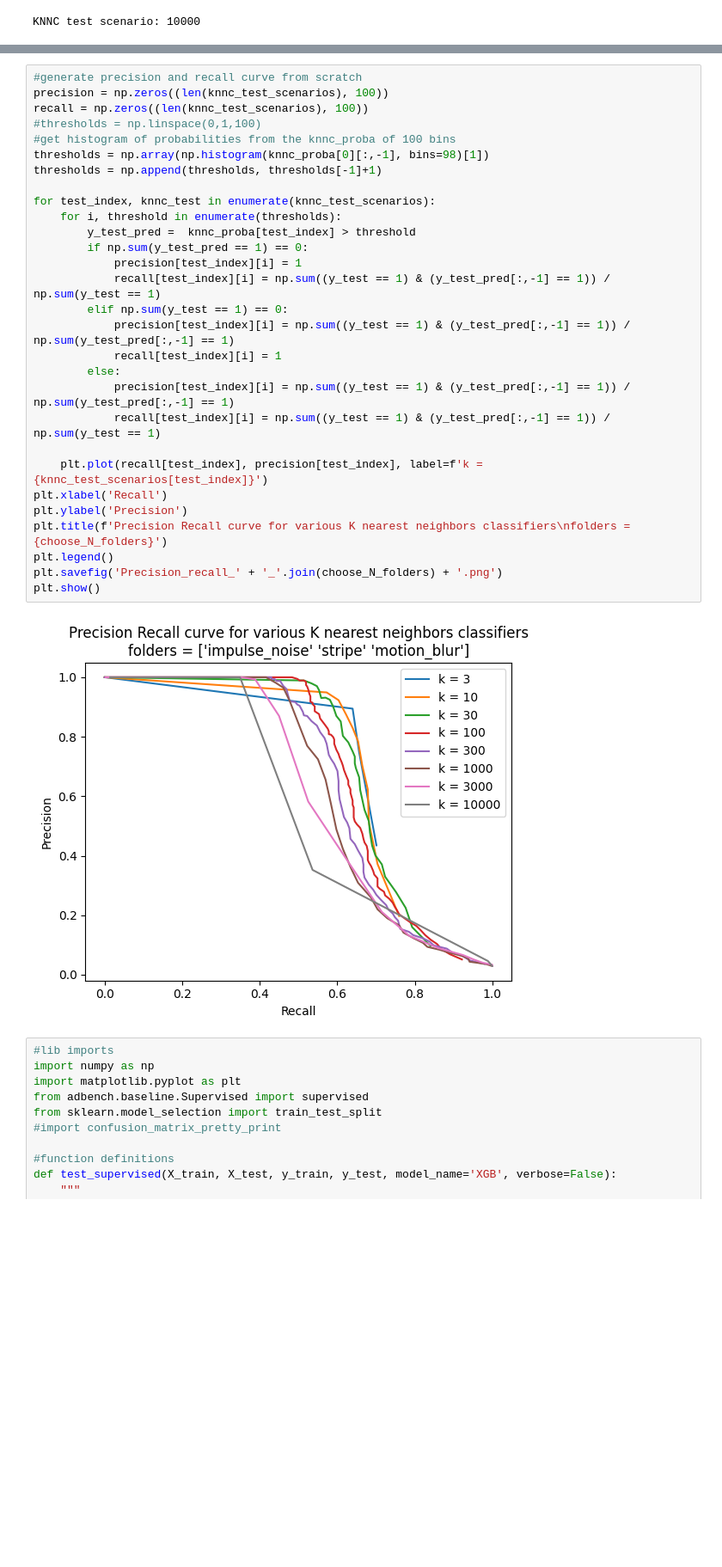
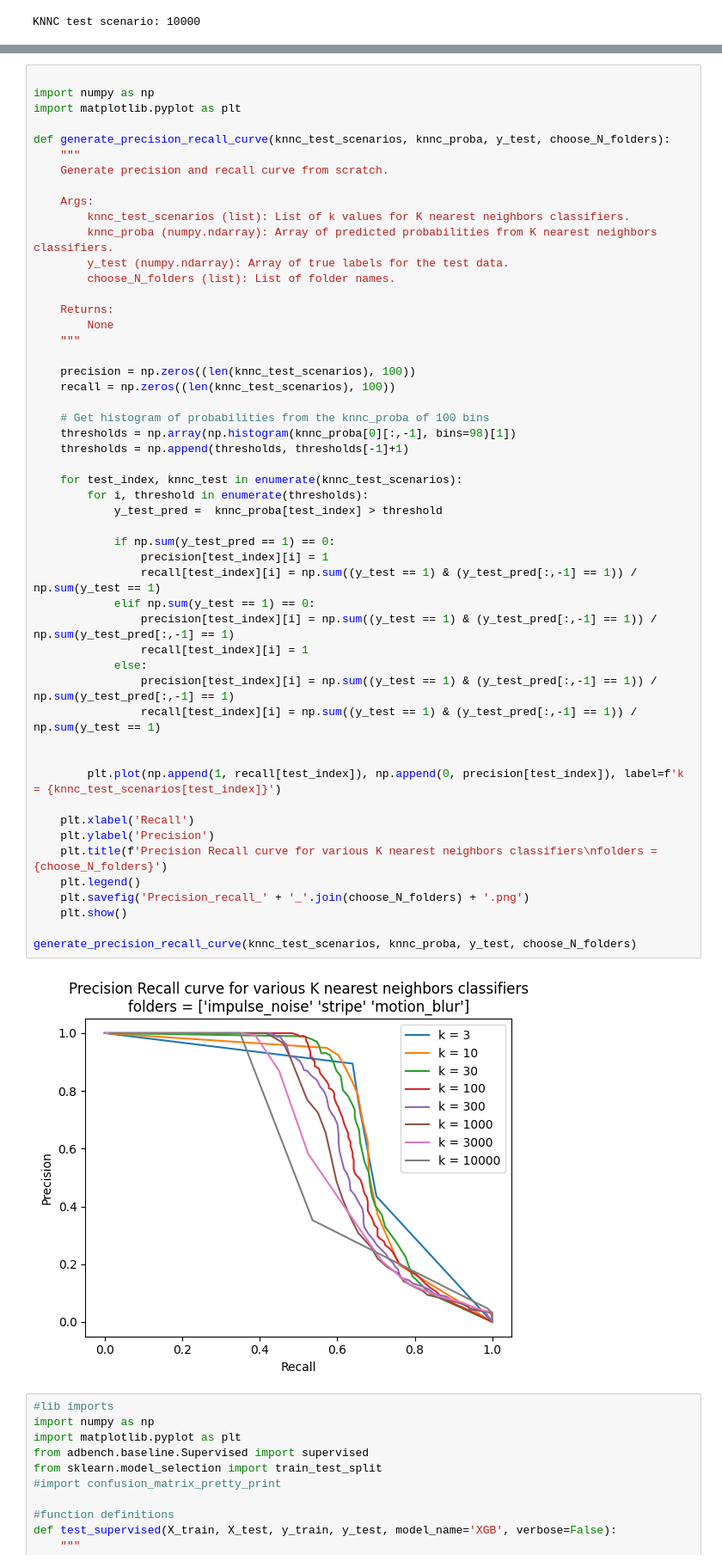
Before and after one commit to krisrjensen/csc730, a Jupyter notebook: assignment 6/csc730_assignment_6_KJ.ipynb, the cells around one changed output, grey strips where cells are left out. Shown at 86% size. Cells and saved outputs as stored; diff of their text form; blank space fills up the shorter version.

Commit message:
corrected curve generation

```diff
--- a/assignment 6/csc730_assignment_6_KJ.ipynb
+++ b/assignment 6/csc730_assignment_6_KJ.ipynb
@@ -289,34 +304,56 @@ plt.show()
 # %%
-#generate precision and recall curve from scratch
-precision = np.zeros((len(knnc_test_scenarios), 100))
-recall = np.zeros((len(knnc_test_scenarios), 100))
-#thresholds = np.linspace(0,1,100)
-#get histogram of probabilities from the knnc_proba of 100 bins
-thresholds = np.array(np.histogram(knnc_proba[0][:,-1], bins=98)[1])
-thresholds = np.append(thresholds, thresholds[-1]+1)
 
-for test_index, knnc_test in enumerate(knnc_test_scenarios):
-    for i, threshold in enumerate(thresholds):
-        y_test_pred =  knnc_proba[test_index] > threshold
-        if np.sum(y_test_pred == 1) == 0:
-            precision[test_index][i] = 1
-            recall[test_index][i] = np.sum((y_test == 1) & (y_test_pred[:,-1] == 1)) / np.sum(y_test == 1)
-        elif np.sum(y_test == 1) == 0:
-            precision[test_index][i] = np.sum((y_test == 1) & (y_test_pred[:,-1] == 1)) / np.sum(y_test_pred[:,-1] == 1)
-            recall[test_index][i] = 1
-        else:
-            precision[test_index][i] = np.sum((y_test == 1) & (y_test_pred[:,-1] == 1)) / np.sum(y_test_pred[:,-1] == 1)
-            recall[test_index][i] = np.sum((y_test == 1) & (y_test_pred[:,-1] == 1)) / np.sum(y_test == 1)
+import numpy as np
+import matplotlib.pyplot as plt
 
-    plt.plot(recall[test_index], precision[test_index], label=f'k = {knnc_test_scenarios[test_index]}')
-plt.xlabel('Recall')
-plt.ylabel('Precision')
-plt.title(f'Precision Recall curve for various K nearest neighbors classifiers\nfolders = {choose_N_folders}')
-plt.legend()
-plt.savefig('Precision_recall_' + '_'.join(choose_N_folders) + '.png')
-plt.show()
+def generate_precision_recall_curve(knnc_test_scenarios, knnc_proba, y_test, choose_N_folders):
+    """
+    Generate precision and recall curve from scratch.
+
+    Args:
+        knnc_test_scenarios (list): List of k values for K nearest neighbors classifiers.
+        knnc_proba (numpy.ndarray): Array of predicted probabilities from K nearest neighbors classifiers.
+        y_test (numpy.ndarray): Array of true labels for the test data.
+        choose_N_folders (list): List of folder names.
+
+    Returns:
+        None
+    """
+
+    precision = np.zeros((len(knnc_test_scenarios), 100))
+    recall = np.zeros((len(knnc_test_scenarios), 100))
+
+    # Get histogram of probabilities from the knnc_proba of 100 bins
+    thresholds = np.array(np.histogram(knnc_proba[0][:,-1], bins=98)[1])
+    thresholds = np.append(thresholds, thresholds[-1]+1)
+
+    for test_index, knnc_test in enumerate(knnc_test_scenarios):
+        for i, threshold in enumerate(thresholds):
+            y_test_pred =  knnc_proba[test_index] > threshold
+
+            if np.sum(y_test_pred == 1) == 0:
+                precision[test_index][i] = 1
+                recall[test_index][i] = np.sum((y_test == 1) & (y_test_pred[:,-1] == 1)) / np.sum(y_test == 1)
+            elif np.sum(y_test == 1) == 0:
+                precision[test_index][i] = np.sum((y_test == 1) & (y_test_pred[:,-1] == 1)) / np.sum(y_test_pred[:,-1] == 1)
+                recall[test_index][i] = 1
+            else:
+                precision[test_index][i] = np.sum((y_test == 1) & (y_test_pred[:,-1] == 1)) / np.sum(y_test_pred[:,-1] == 1)
+                recall[test_index][i] = np.sum((y_test == 1) & (y_test_pred[:,-1] == 1)) / np.sum(y_test == 1)
+
+
+        plt.plot(np.append(1, recall[test_index]), np.append(0, precision[test_index]), label=f'k = {knnc_test_scenarios[test_index]}')
+
+    plt.xlabel('Recall')
+    plt.ylabel('Precision')
+    plt.title(f'Precision Recall curve for various K nearest neighbors classifiers\nfolders = {choose_N_folders}')
+    plt.legend()
+    plt.savefig('Precision_recall_' + '_'.join(choose_N_folders) + '.png')
+    plt.show()
+
+generate_precision_recall_curve(knnc_test_scenarios, knnc_proba, y_test, choose_N_folders)
 # %% [output]
-[figure, old version]
+[figure, new version]
 # %%
 #lib imports
 import numpy as np
```
Also changed, not shown: parts of 1 cell of this notebook, 1 other file.
